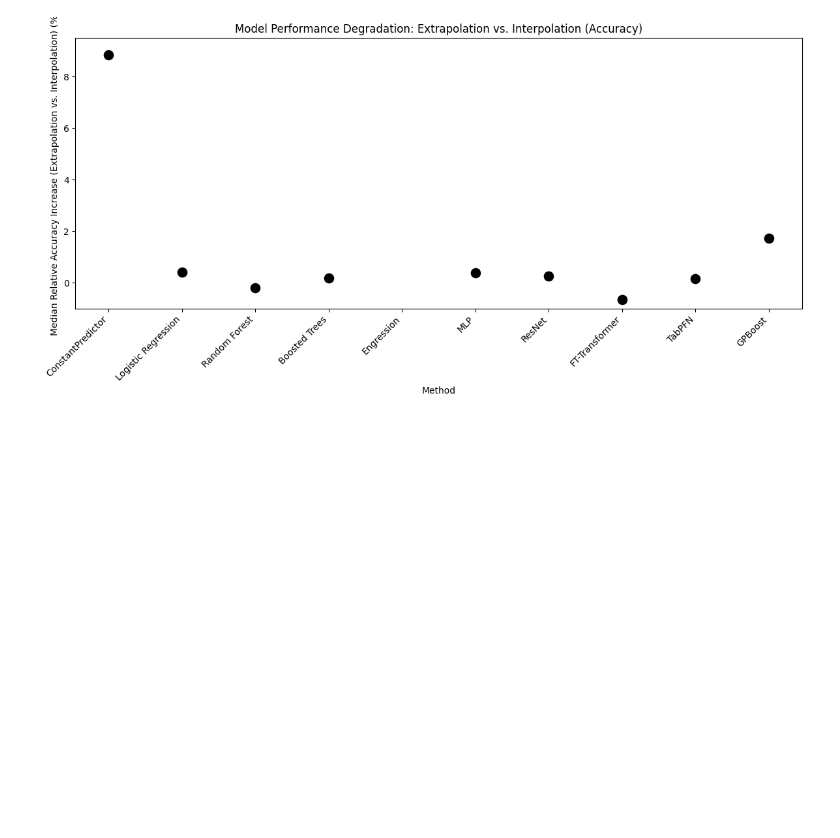
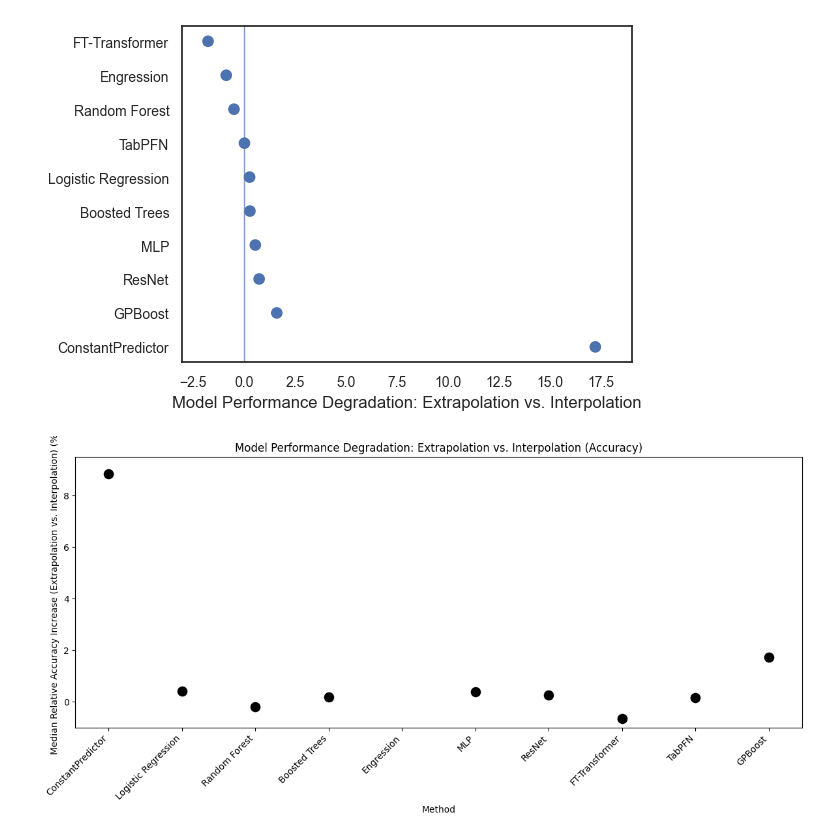
Before and after one commit to alicestratula/master_thesis, a Jupyter notebook: analysis/relative_difference_Accuracy_exp-ip.ipynb, the cells around one changed output. Drawn from its saved outputs; the diff is of its cells as text; code cells hidden in the pictures; blank space fills up the shorter version.

Commit message:
Changed the plots ep-ip

```diff
--- a/analysis/relative_difference_Accuracy_exp-ip.ipynb
+++ b/analysis/relative_difference_Accuracy_exp-ip.ipynb
@@ -73,3 +73,89 @@ plt.show()
+# %%
+df = pd.read_csv("results_full.csv")
+metric = "Accuracy"
+df = df[df["metric"] == metric]
+
+sns.set_theme(style="white", rc={"axes.grid": False})
+
+plt.rcParams.update({
+    "figure.figsize": (6.2, 4.2),   # taller than 12x6
+    "font.size": 12,
+    "axes.labelsize": 12,
+    "axes.titlesize": 12,
+    "xtick.labelsize": 10,
+    "ytick.labelsize": 10,
+})
+
+
+# 1. Separate interpolation (ip) and extrapolation (ep) data
+df_ip = df[df['split_method'] == "random_split"].copy()
+df_ep = df[df['split_method'] != "random_split"].copy()
+
+df_ip_baseline = df_ip[['task_id', 'model', 'value']].rename(columns={'value': 'metric_ip'})
+
+
+merged_df = pd.merge(df_ep, df_ip_baseline, on=['task_id', 'model'])
+
+merged_df['relative_difference'] = ( merged_df['metric_ip'] - merged_df['value']) / merged_df['metric_ip']
+overall = (
+    merged_df
+    .groupby('model')['relative_difference']
+    .mean()
+    .reset_index(name='Mean')
+)
+overall['Mean'] *= 100  # Convert to percentage
+
+method_order = [
+    'ConstantPredictor', 'LogisticRegressor',
+    'RandomForestClassifier', 'RandomForestRegressor',
+    'LGBMClassifier', 'LGBMRegressor', 'Engression',
+    'MLP', 'ResNet', 'FTTransformer', 'TabPFNClassifier', 'GPBoost_Accuracy'
+]
+
+present_models = overall['model'].unique()
+method_order_filtered = [m for m in method_order if m in present_models]
+overall = overall.set_index('model').reindex(method_order_filtered).reset_index()
+
+rename_map = {
+   'RandomForestClassifier':'Random Forest',
+    'RandomForestRegressor':'Random Forest',
+    'LGBMClassifier':       'Boosted Trees',
+    'LGBMRegressor':        'Boosted Trees',
+    'MLP':                  'MLP',
+    'ResNet':               'ResNet',
+    'FTTransformer':        'FT-Transformer',
+    'LogisticRegressor':    'Logistic Regression',
+    'TabPFNClassifier':     'TabPFN',
+    'GPBoost_Accuracy': 'GPBoost'
+}
+overall['Method'] = overall['model'].map(rename_map).fillna(overall['model'])
+
+plot_df = overall.dropna(subset=['Mean']).copy()
+plot_df = plot_df.sort_values('Mean', ascending=False)   # worst degradation at top
+
+ypos = np.arange(len(plot_df))
+fig, ax = plt.subplots()
+ax.scatter(plot_df['Mean'].values, ypos, s=70,  edgecolors='none')
+
+ax.set_yticks(ypos)
+ax.set_yticklabels(plot_df['Method'])# top = larger % increase (worse under extrapolation)
+
+ax.axvline(0, lw=1, alpha=0.7)
+
+ax.set_xlabel("Model Performance Degradation: Extrapolation vs. Interpolation")
+ax.set_ylabel("")
+
+xmin = float(np.floor(min(0, plot_df['Mean'].min()) - 1))
+xmax = float(np.ceil(plot_df['Mean'].max() + 1))
+ax.set_xlim(xmin, xmax)
+
+plt.tight_layout()
+os.makedirs('PICTURES', exist_ok=True)
+plt.savefig('PICTURES/ep_vs_ip_relative_difference_Accuracy.pdf', bbox_inches='tight')  # vector
+plt.show()
+plt.close()
+# %% [output]
+[figure, added]
 # %%
 
 df = pd.read_csv("results_full.csv")
```
Also changed, not shown: parts of 3 cells of this notebook, 14 other files.
